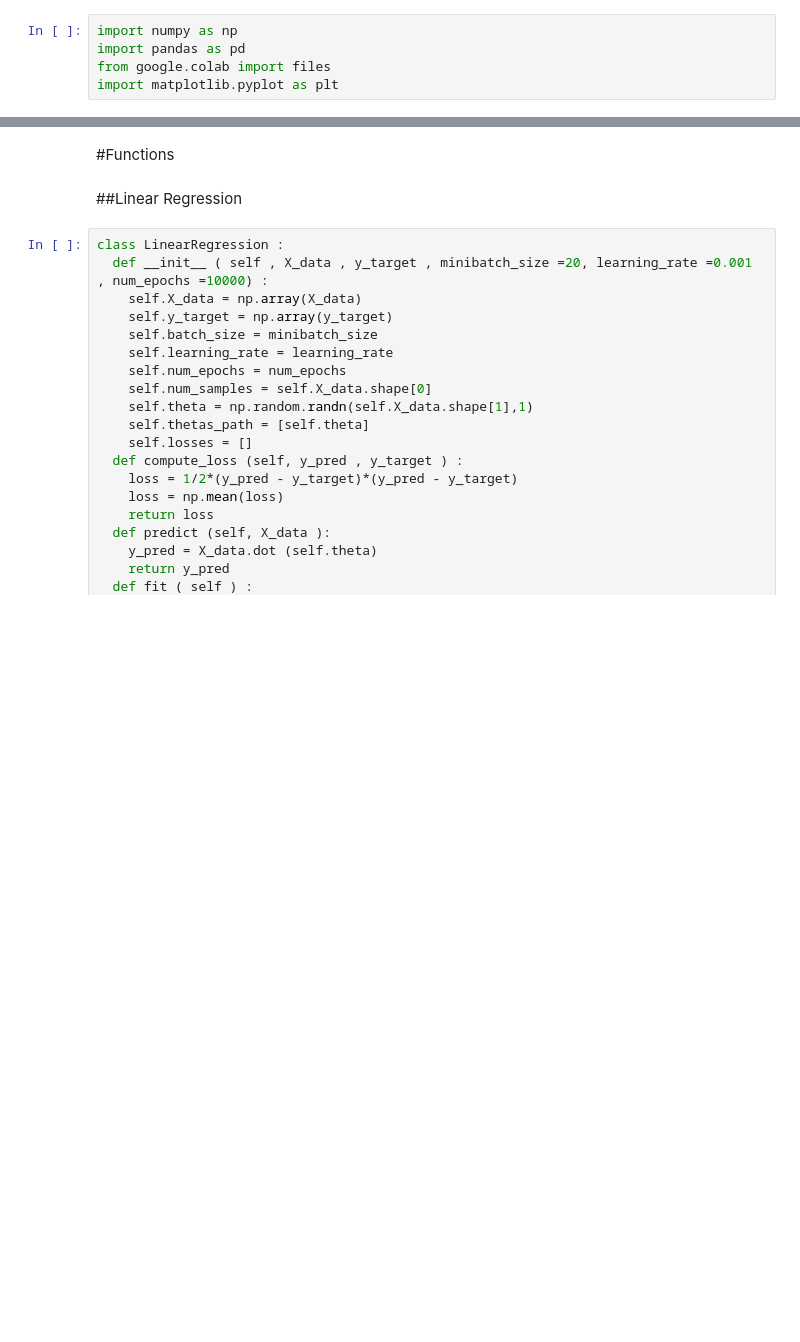
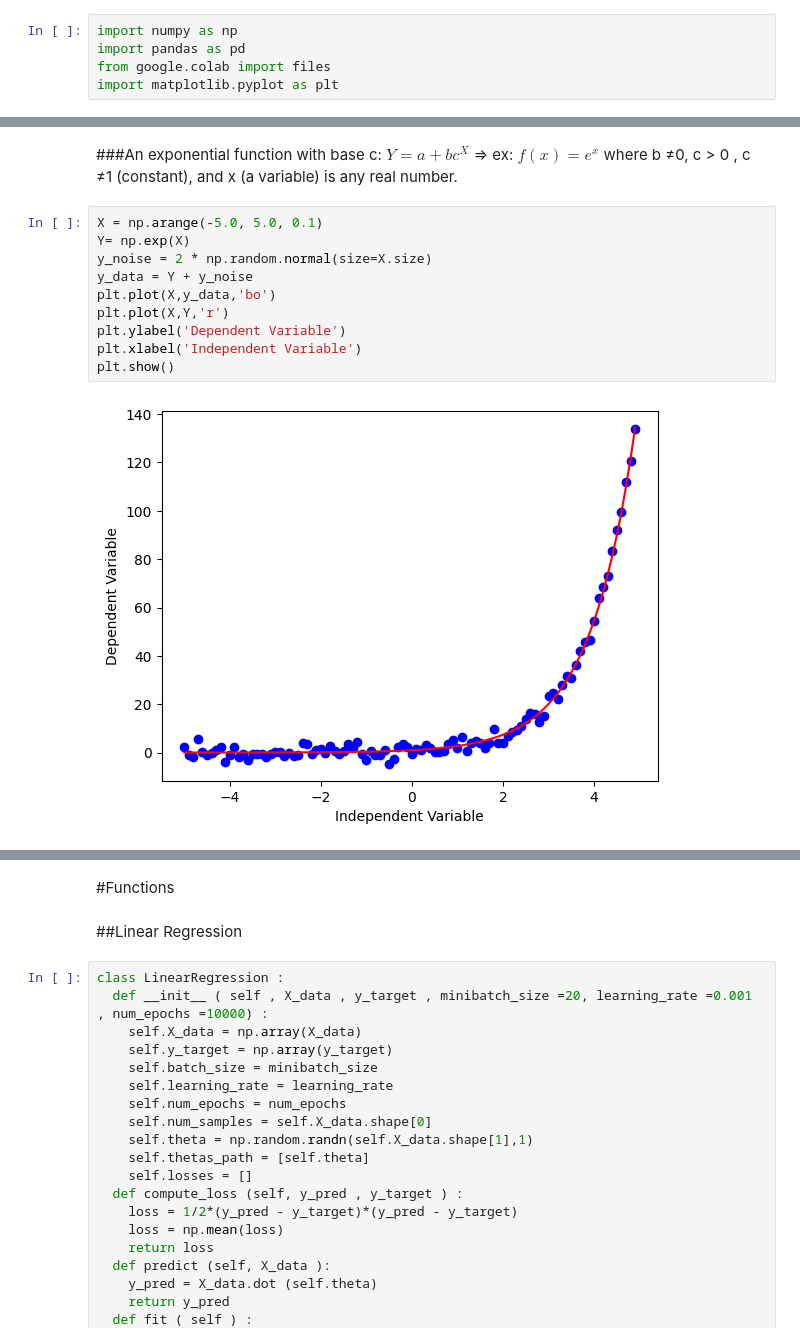
Before and after one commit to ThuyHaLE/Problem1_Prediction, a Jupyter notebook: Non_linear_regression_(Polynomial_Regression).ipynb, the cells around one changed output, grey strips where cells are left out. Cells and saved outputs as stored; diff of their text form; blank space fills up the shorter version.

```diff
--- a/Non_linear_regression_(Polynomial_Regression).ipynb
+++ b/Non_linear_regression_(Polynomial_Regression).ipynb
@@ -7,0 +60,16 @@ import matplotlib.pyplot as plt
+# %% [markdown]
+###An exponential function with base c: $Y = a + b c^X$
+=> ex: $f(x) = e^x$
+where b ≠0, c > 0 , c ≠1 (constant), and x (a variable) is any real number.
+# %%
+X = np.arange(-5.0, 5.0, 0.1)
+Y= np.exp(X)
+y_noise = 2 * np.random.normal(size=X.size)
+y_data = Y + y_noise
+plt.plot(X,y_data,'bo')
+plt.plot(X,Y,'r')
+plt.ylabel('Dependent Variable')
+plt.xlabel('Independent Variable')
+plt.show()
+# %% [output]
+[figure, added]
```
Also changed, not shown: parts of 28 cells of this notebook.
